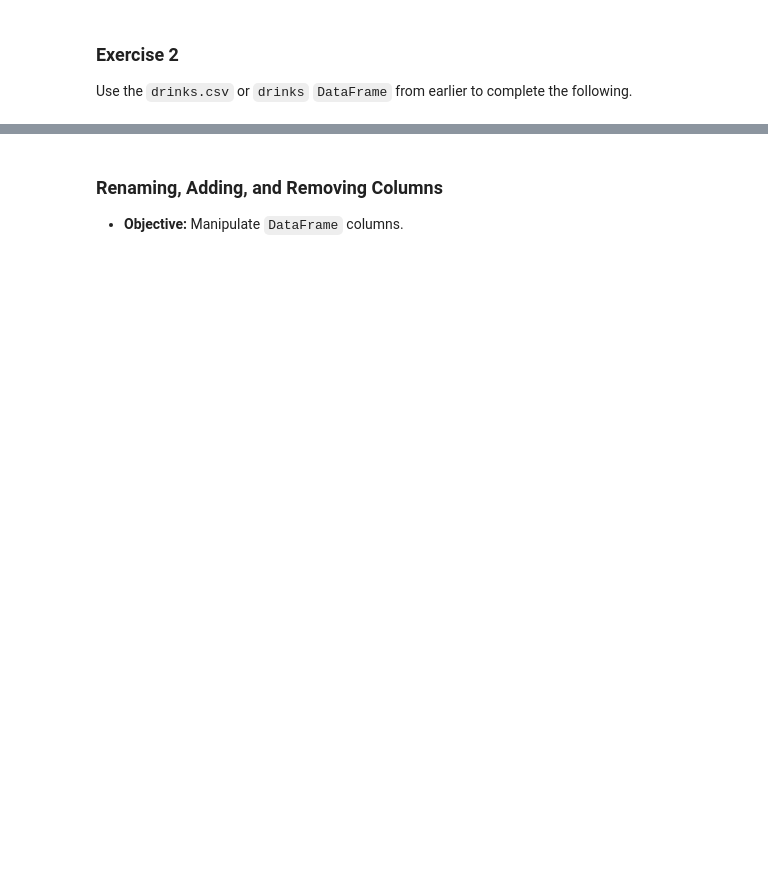
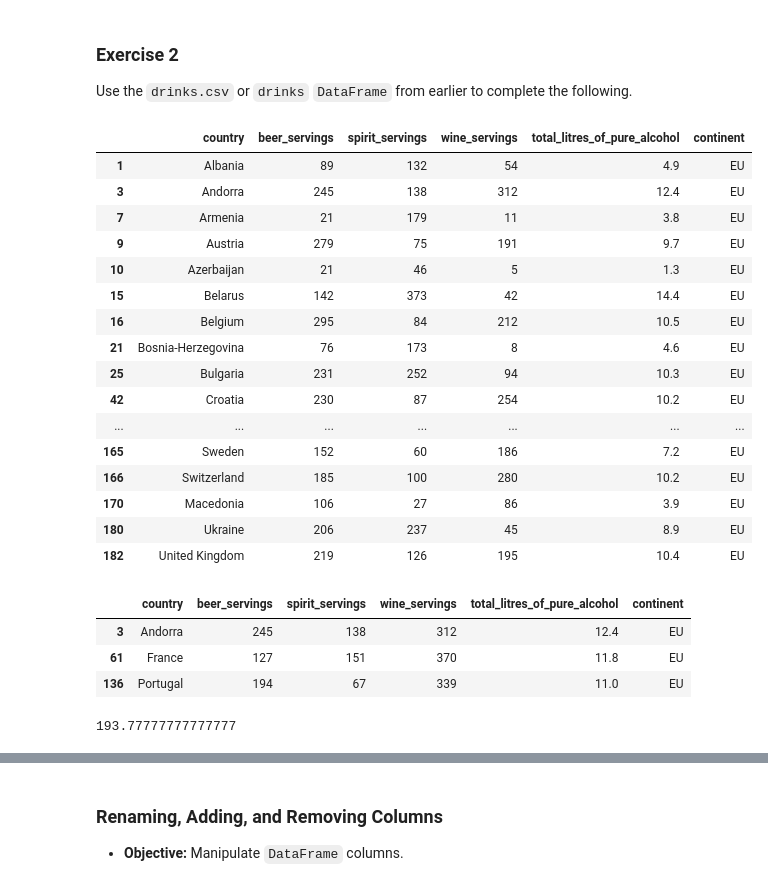
Before and after one commit to angelakdang/datr-515-course-info, a Jupyter notebook: Unit 2/Session 5/exploratory-data-analysis.ipynb, the cells around one changed output, grey strips where cells are left out. Cells and saved outputs as stored; diff of their text form; code cells hidden in the pictures; blank space fills up the shorter version.

```diff
--- a/Unit 2/Session 5/exploratory-data-analysis.ipynb
+++ b/Unit 2/Session 5/exploratory-data-analysis.ipynb
@@ -290,9 +769,37 @@ users.sort_values(['occupation', 'age'])
 Use the `drinks.csv` or `drinks` `DataFrame` from earlier to complete the following.
 # %%
 # Filter DataFrame to only include European countries.
+drinks[drinks.continent == 'EU']
+# %% [output]
+|  | country | beer_servings | spirit_servings | wine_servings | total_litres_of_pure_alcohol | continent |
+| 1 | Albania | 89 | 132 | 54 | 4.9 | EU |
+| 3 | Andorra | 245 | 138 | 312 | 12.4 | EU |
+| 7 | Armenia | 21 | 179 | 11 | 3.8 | EU |
+| 9 | Austria | 279 | 75 | 191 | 9.7 | EU |
+| 10 | Azerbaijan | 21 | 46 | 5 | 1.3 | EU |
+| 15 | Belarus | 142 | 373 | 42 | 14.4 | EU |
+| 16 | Belgium | 295 | 84 | 212 | 10.5 | EU |
+| 21 | Bosnia-Herzegovina | 76 | 173 | 8 | 4.6 | EU |
+| 25 | Bulgaria | 231 | 252 | 94 | 10.3 | EU |
+| 42 | Croatia | 230 | 87 | 254 | 10.2 | EU |
+| ... | ... | ... | ... | ... | ... | ... |
+| 165 | Sweden | 152 | 60 | 186 | 7.2 | EU |
+| 166 | Switzerland | 185 | 100 | 280 | 10.2 | EU |
+| 170 | Macedonia | 106 | 27 | 86 | 3.9 | EU |
+| 180 | Ukraine | 206 | 237 | 45 | 8.9 | EU |
+| 182 | United Kingdom | 219 | 126 | 195 | 10.4 | EU |
 # %%
 # Filter DataFrame to only include European countries with wine_servings > 300.
+drinks[(drinks.continent == 'EU') & (drinks.wine_servings > 300)]
+# %% [output]
+|  | country | beer_servings | spirit_servings | wine_servings | total_litres_of_pure_alcohol | continent |
+| 3 | Andorra | 245 | 138 | 312 | 12.4 | EU |
+| 61 | France | 127 | 151 | 370 | 11.8 | EU |
+| 136 | Portugal | 194 | 67 | 339 | 11.0 | EU |
 # %%
 # Calculate the average beer_servings for all of Europe.
+drinks[drinks.continent == 'EU'].beer_servings.mean()
+# %% [output]
+193.77777777777777
 # %%
 # Determine which 10 countries have the highest total_litres_of_pure_alcohol.
```
Also changed, not shown: parts of 91 cells of this notebook, 2 other files.
